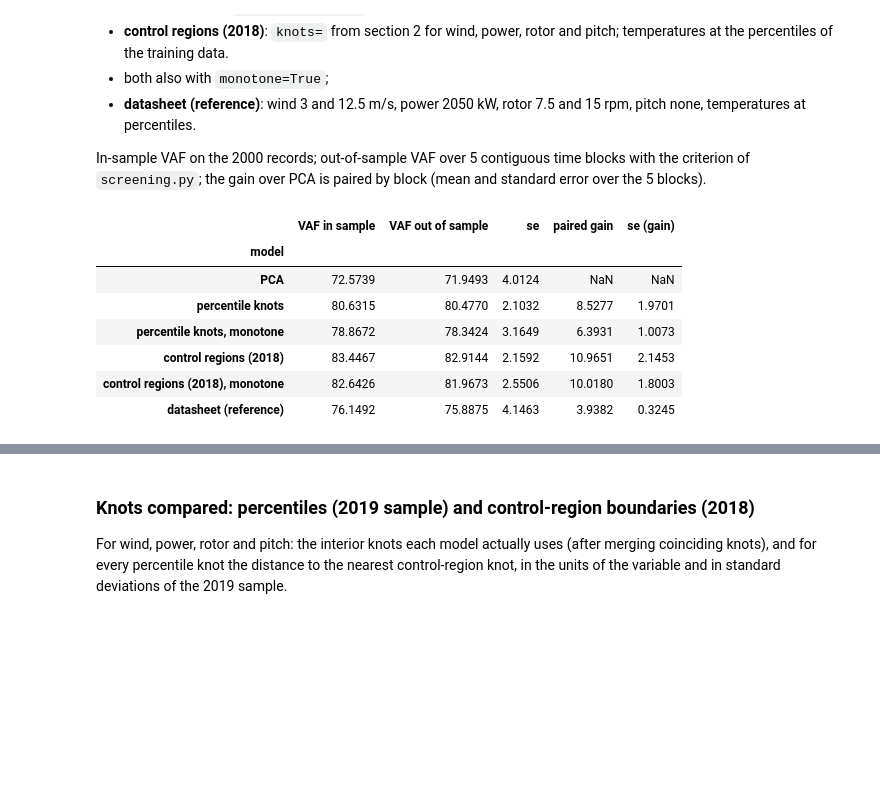
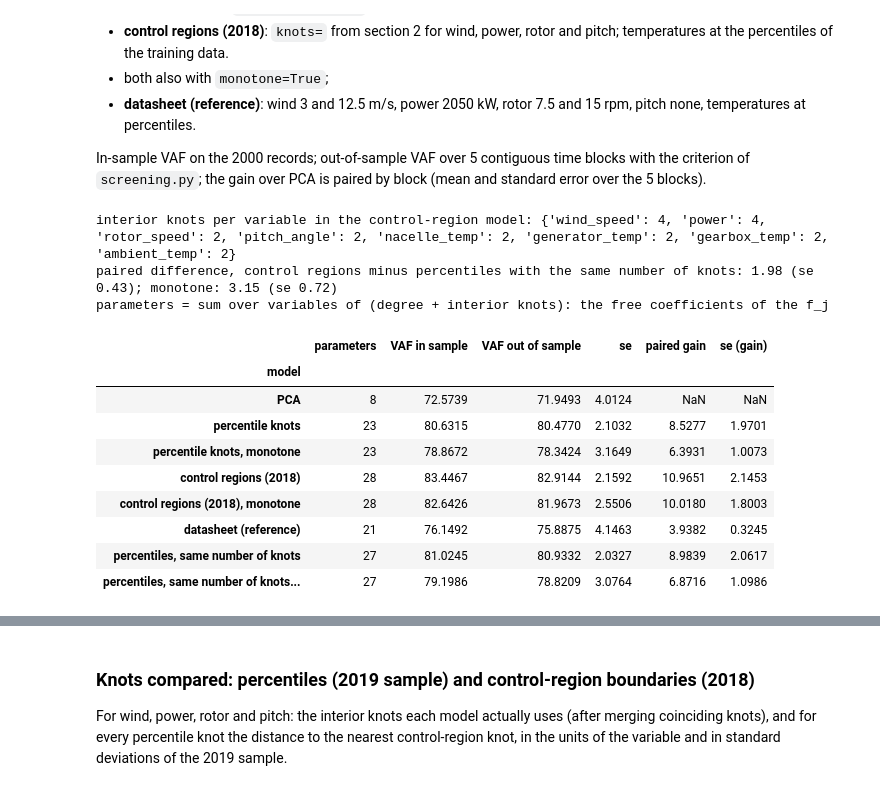
Before and after one commit to nlavadodatasci/quasi-linear-PCA, a Jupyter notebook: comparison/applications/kelmarsh_case_study.ipynb, the cells around one changed output, grey strips where cells are left out. Saved outputs shown, nothing was run; the diff lists cells and outputs as text; code cells hidden in the pictures; blank space fills up the shorter version.

```diff
--- a/comparison/applications/kelmarsh_case_study.ipynb
+++ b/comparison/applications/kelmarsh_case_study.ipynb
@@ -260,48 +260,75 @@ SPECS = {
     "control regions (2018), monotone": lambda Xtr: dict(knots=knots_from(CONTROL, Xtr), monotone=True),
     "datasheet (reference)": lambda Xtr: dict(knots=knots_from(DATASHEET, Xtr)),
 }
+
+# number of interior knots per variable actually used by the control-region model (after merging) on the sample
+with warnings.catch_warnings():
+    warnings.simplefilter("ignore")
+    _mc0 = QLPCA(n_components=P, random_state=0, **SPECS["control regions (2018)"](X)).fit(X)
+NK = [len(np.unique(k)) - 2 for k in _mc0.knots_]
+SPECS["percentiles, same number of knots"] = lambda Xtr: dict(n_knots=NK)
+SPECS["percentiles, same number of knots, monotone"] = lambda Xtr: dict(n_knots=NK, monotone=True)
+print("interior knots per variable in the control-region model:", dict(zip(VARS, NK)))
 
 
 def fit(name, Xtr):
     with warnings.catch_warnings():
         warnings.simplefilter("ignore")
         return QLPCA(n_components=P, random_state=0, **SPECS[name](Xtr)).fit(Xtr)
 
 
 def vaf_table(Xd, label):
     A = Xd.to_numpy()
     blocks = np.array_split(np.arange(len(A)), 5)
     oos = {name: [] for name in SPECS}
     for te in blocks:
         tr = np.setdiff1d(np.arange(len(A)), te)
         for name in SPECS:
             oos[name].append(s.oos_vaf(A, fit(name, A[tr]), A[te], A[tr]))
     oos = {k: np.array(v) for k, v in oos.items()}
     rows = []
     for name in SPECS:
         gain = oos[name] - oos["PCA"]
-        rows.append({"data": label, "model": name, "VAF in sample": fit(name, Xd).vaf_.sum(),
+        m_full = fit(name, Xd)
+        rows.append({"data": label, "model": name,
+                     "parameters": int(sum(len(np.unique(k)) - 2 + d for k, d in zip(m_full.knots_, m_full._degrees))),
+                     "VAF in sample": m_full.vaf_.sum(),
                      "VAF out of sample": oos[name].mean(), "se": oos[name].std(ddof=1) / np.sqrt(5),
                      "paired gain": np.nan if name == "PCA" else gain.mean(),
                      "se (gain)": np.nan if name == "PCA" else gain.std(ddof=1) / np.sqrt(5)})
     return pd.DataFrame(rows), pd.DataFrame(oos), blocks
+
+
+def paired(oos_df, a, b):
+    d = oos_df[a].to_numpy() - oos_df[b].to_numpy()
+    return d.mean(), d.std(ddof=1) / np.sqrt(len(d))
 
 
 vaf, oos_blocks, blocks = vaf_table(X, "all 2000 records")
 vaf.to_csv(RES / "case_vaf.csv", index=False, float_format="%.4f", lineterminator="\n")
 oos_blocks.index = [f"block {i + 1} ({time.iloc[b[0]]:%Y-%m-%d} to {time.iloc[b[-1]]:%Y-%m-%d})" for i, b in enumerate(blocks)]
 oos_blocks.to_csv(RES / "case_vaf_blocks.csv", float_format="%.4f", lineterminator="\n")
 models = {name: fit(name, X) for name in SPECS}
+diff_cr, se_cr = paired(oos_blocks, "control regions (2018)", "percentiles, same number of knots")
+diff_crm, se_crm = paired(oos_blocks, "control regions (2018), monotone", "percentiles, same number of knots, monotone")
+print(f"paired difference, control regions minus percentiles with the same number of knots: {diff_cr:.2f} (se {se_cr:.2f}); "
+      f"monotone: {diff_crm:.2f} (se {se_crm:.2f})")
+print("parameters = sum over variables of (degree + interior knots): the free coefficients of the f_j")
 vaf.drop(columns="data").set_index("model")
 # %% [output]
+interior knots per variable in the control-region model: {'wind_speed': 4, 'power': 4, 'rotor_speed': 2, 'pitch_angle': 2, 'nacelle_temp': 2, 'generator_temp': 2, 'gearbox_temp': 2, 'ambient_temp': 2}
+paired difference, control regions minus percentiles with the same number of knots: 1.98 (se 0.43); monotone: 3.15 (se 0.72)
+parameters = sum over variables of (degree + interior knots): the free coefficients of the f_j
-|  | VAF in sample | VAF out of sample | se | paired gain | se (gain) |
-| model |  |  |  |  |  |
-| PCA | 72.5739 | 71.9493 | 4.0124 | NaN | NaN |
-| percentile knots | 80.6315 | 80.4770 | 2.1032 | 8.5277 | 1.9701 |
-| percentile knots, monotone | 78.8672 | 78.3424 | 3.1649 | 6.3931 | 1.0073 |
-| control regions (2018) | 83.4467 | 82.9144 | 2.1592 | 10.9651 | 2.1453 |
-| control regions (2018), monotone | 82.6426 | 81.9673 | 2.5506 | 10.0180 | 1.8003 |
-| datasheet (reference) | 76.1492 | 75.8875 | 4.1463 | 3.9382 | 0.3245 |
+|  | parameters | VAF in sample | VAF out of sample | se | paired gain | se (gain) |
+| model |  |  |  |  |  |  |
+| PCA | 8 | 72.5739 | 71.9493 | 4.0124 | NaN | NaN |
+| percentile knots | 23 | 80.6315 | 80.4770 | 2.1032 | 8.5277 | 1.9701 |
+| percentile knots, monotone | 23 | 78.8672 | 78.3424 | 3.1649 | 6.3931 | 1.0073 |
+| control regions (2018) | 28 | 83.4467 | 82.9144 | 2.1592 | 10.9651 | 2.1453 |
+| control regions (2018), monotone | 28 | 82.6426 | 81.9673 | 2.5506 | 10.0180 | 1.8003 |
+| datasheet (reference) | 21 | 76.1492 | 75.8875 | 4.1463 | 3.9382 | 0.3245 |
+| percentiles, same number of knots | 27 | 81.0245 | 80.9332 | 2.0327 | 8.9839 | 2.0617 |
+| percentiles, same number of knots... | 27 | 79.1986 | 78.8209 | 3.0764 | 6.8716 | 1.0986 |
 # %%
 oos_blocks.round(2)
 # %% [output]
```
Also changed, not shown: parts of 7 cells of this notebook, 9 other files.
